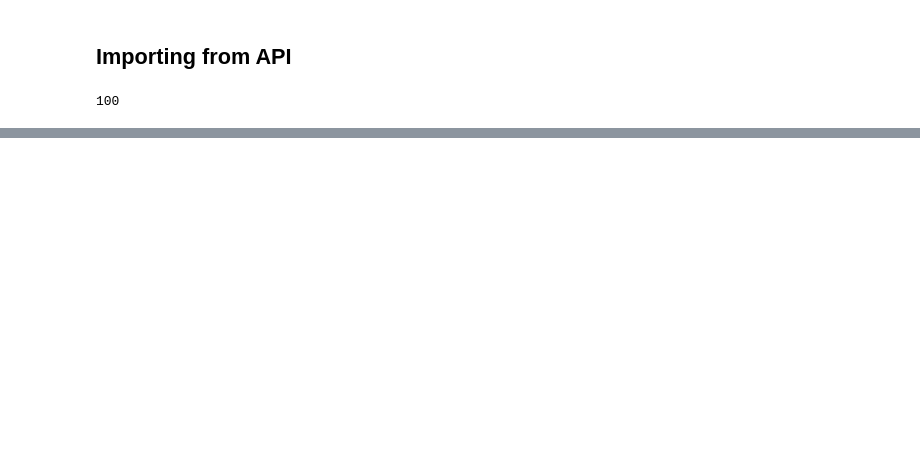
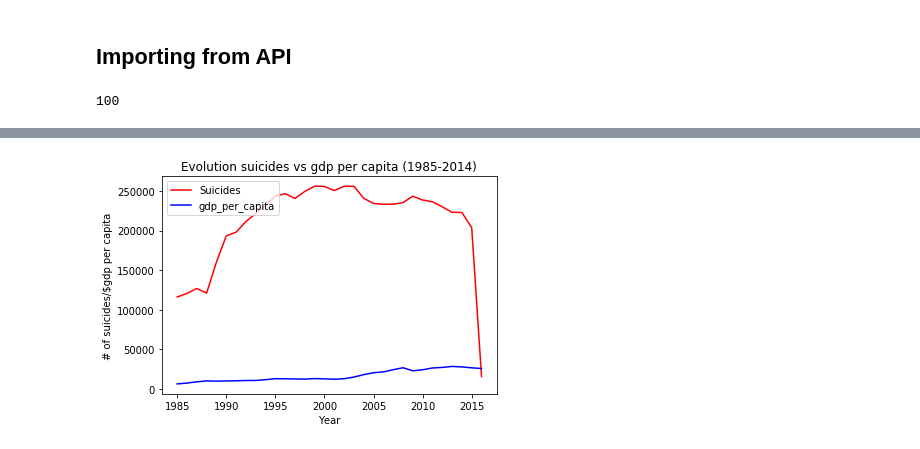
Before and after one commit to jmolins89/project-pipeline, a Jupyter notebook: src/Untitled.ipynb, the cells around one changed output, grey strips where cells are left out. Saved outputs shown, nothing was run; the diff lists cells and outputs as text; code cells hidden in the pictures; blank space fills up the shorter version.

```diff
--- a/src/Untitled.ipynb
+++ b/src/Untitled.ipynb
@@ -165,0 +189,2 @@ def filteryear(dataframe,year):
+# %%
+df1 = data_clean.groupby(['year']).agg(['sum','mean'])
@@ -165,0 +213,12 @@ def filteryear(dataframe,year):
+# %%
+%matplotlib inline
+plt.plot(df1['suicides_no']['sum'], label = 'Suicides', c='red')
+plt.plot(df1['gdp_per_capita ($)']['mean'], label = 'gdp_per_capita', c='blue')
+#print(sharks[sharks["Fatal (Y/N)"]=="Y"].groupby(["Year"]).count()["Fatal (Y/N)"].plot())
+plt.legend(loc=2)
+plt.title('Evolution suicides vs gdp per capita (1985-2014)')
+plt.xlabel('Year')
+plt.ylabel('# of suicides/$gdp per capita')
+plt.show()
+# %% [output]
+[figure, added]
```
Also changed, not shown: parts of 22 cells of this notebook, 3 other files.
